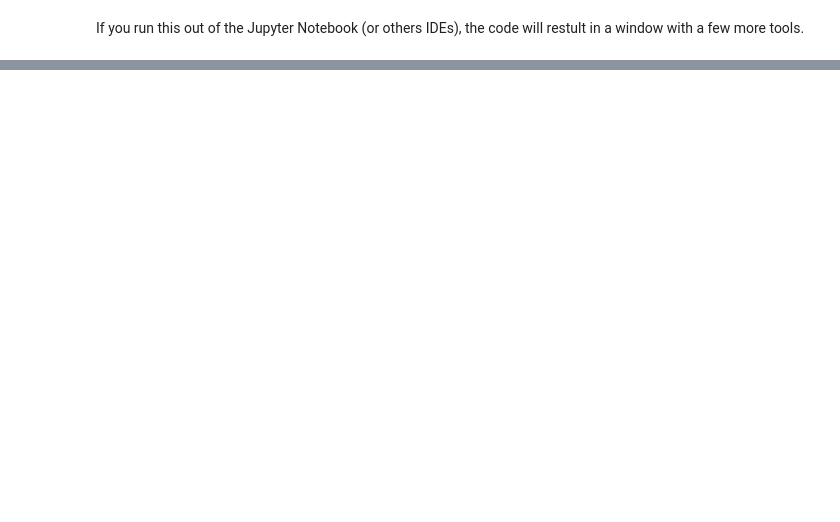
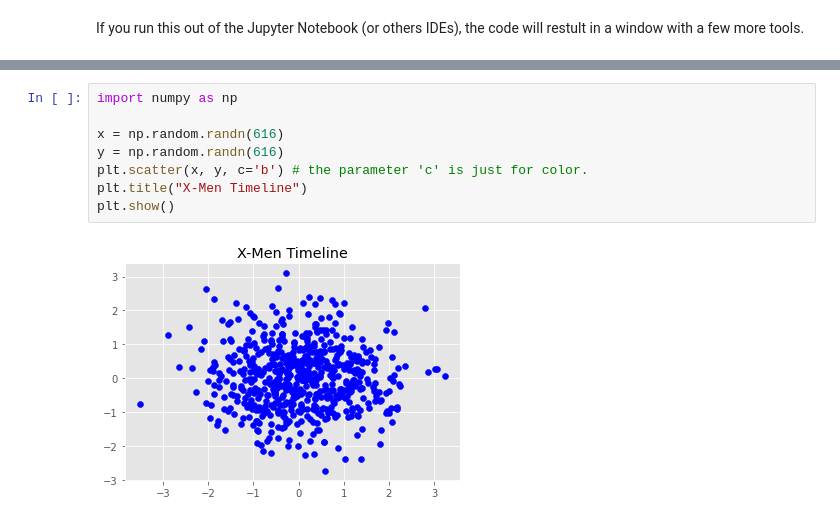
Before and after one commit to gabaugusto/basic_python_projects, a Jupyter notebook: Understanting_Matplotlib.ipynb, the cells around one changed output, grey strips where cells are left out. Saved outputs shown, nothing was run; the diff lists cells and outputs as text; blank space fills up the shorter version.

```diff
--- a/Understanting_Matplotlib.ipynb
+++ b/Understanting_Matplotlib.ipynb
@@ -56,0 +68,10 @@ If you run this out of the Jupyter Notebook (or others IDEs), the code will rest
+# %%
+import numpy as np
+
+x = np.random.randn(616)
+y = np.random.randn(616)
+plt.scatter(x, y, c='b') # the parameter 'c' is just for color.
+plt.title("X-Men Timeline")
+plt.show()
+# %% [output]
+[figure, added]
```
Also changed, not shown: parts of 4 cells of this notebook.
